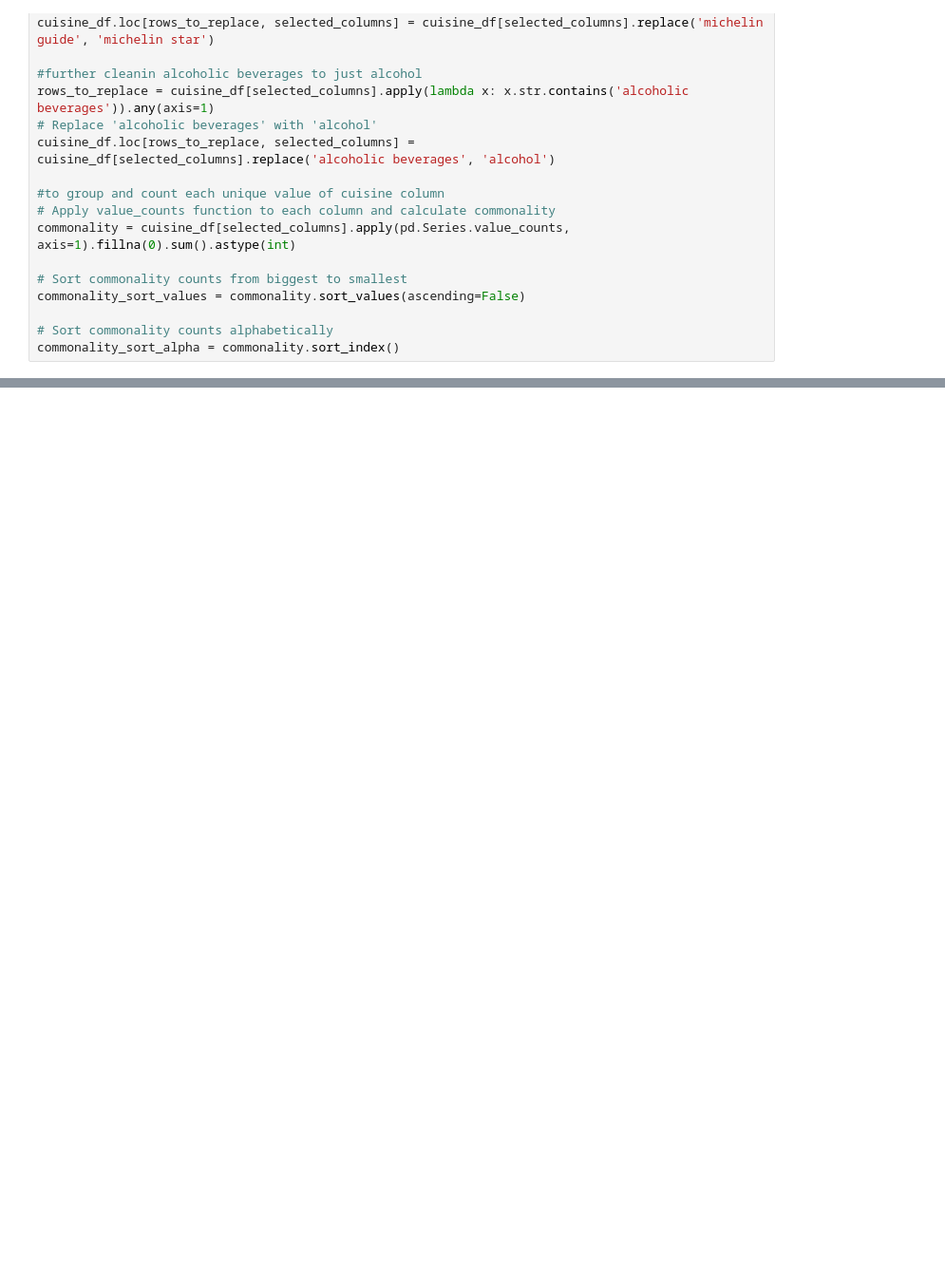
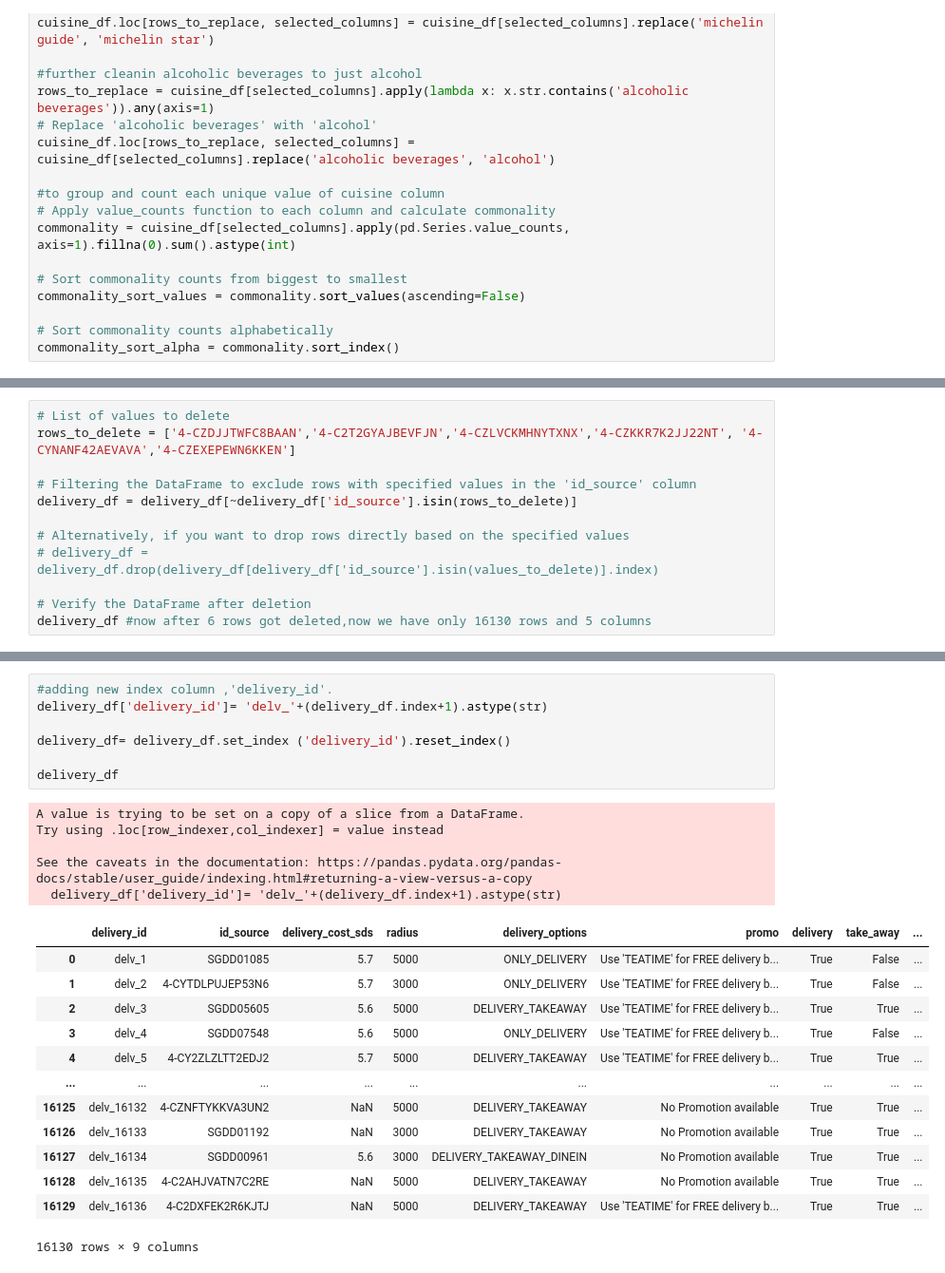
Before and after one commit to HassanHosain/grab_restaurant_analysis, a Jupyter notebook: reading_csv.ipynb, the cells around one changed output, grey strips where cells are left out. Shown at 95% size. Drawn from its saved outputs; the diff is of its cells as text; blank space fills up the shorter version.

```diff
--- a/reading_csv.ipynb
+++ b/reading_csv.ipynb
@@ -577,0 +1582,12 @@ plt.show()
+# %%
+# List of values to delete
+rows_to_delete = ['4-CZDJJTWFC8BAAN','4-C2T2GYAJBEVFJN','4-CZLVCKMHNYTXNX','4-CZKKR7K2JJ22NT', '4-CYNANF42AEVAVA','4-CZEXEPEWN6KKEN']
+
+# Filtering the DataFrame to exclude rows with specified values in the 'id_source' column
+delivery_df = delivery_df[~delivery_df['id_source'].isin(rows_to_delete)]
+
+# Alternatively, if you want to drop rows directly based on the specified values
+# delivery_df = delivery_df.drop(delivery_df[delivery_df['id_source'].isin(values_to_delete)].index)
+
+# Verify the DataFrame after deletion
+delivery_df #now after 6 rows got deleted,now we have only 16130 rows and 5 columns
@@ -577,0 +1738,26 @@ plt.show()
+# %%
+#adding new index column ,'delivery_id'.
+delivery_df['delivery_id']= 'delv_'+(delivery_df.index+1).astype(str)
+
+delivery_df= delivery_df.set_index ('delivery_id').reset_index()
+
+delivery_df
+# %% [output]
+A value is trying to be set on a copy of a slice from a DataFrame.
+Try using .loc[row_indexer,col_indexer] = value instead
+
+See the caveats in the documentation: https://pandas.pydata.org/pandas-docs/stable/user_guide/indexing.html#returning-a-view-versus-a-copy
+  delivery_df['delivery_id']= 'delv_'+(delivery_df.index+1).astype(str)
+|  | delivery_id | id_source | delivery_cost_sds | radius | delivery_options | promo | delivery | take_away | ... |
+| 0 | delv_1 | SGDD01085 | 5.7 | 5000 | ONLY_DELIVERY | Use 'TEATIME' for FREE delivery b... | True | False | ... |
+| 1 | delv_2 | 4-CYTDLPUJEP53N6 | 5.7 | 3000 | ONLY_DELIVERY | Use 'TEATIME' for FREE delivery b... | True | False | ... |
+| 2 | delv_3 | SGDD05605 | 5.6 | 5000 | DELIVERY_TAKEAWAY | Use 'TEATIME' for FREE delivery b... | True | True | ... |
+| 3 | delv_4 | SGDD07548 | 5.6 | 5000 | ONLY_DELIVERY | Use 'TEATIME' for FREE delivery b... | True | False | ... |
+| 4 | delv_5 | 4-CY2ZLZLTT2EDJ2 | 5.7 | 5000 | DELIVERY_TAKEAWAY | Use 'TEATIME' for FREE delivery b... | True | True | ... |
+| ... | ... | ... | ... | ... | ... | ... | ... | ... | ... |
+| 16125 | delv_16132 | 4-CZNFTYKKVA3UN2 | NaN | 5000 | DELIVERY_TAKEAWAY | No Promotion available | True | True | ... |
+| 16126 | delv_16133 | SGDD01192 | NaN | 3000 | DELIVERY_TAKEAWAY | No Promotion available | True | True | ... |
+| 16127 | delv_16134 | SGDD00961 | 5.6 | 3000 | DELIVERY_TAKEAWAY_DINEIN | No Promotion available | True | True | ... |
+| 16128 | delv_16135 | 4-C2AHJVATN7C2RE | NaN | 5000 | DELIVERY_TAKEAWAY | No Promotion available | True | True | ... |
+| 16129 | delv_16136 | 4-C2DXFEK2R6KJTJ | NaN | 5000 | DELIVERY_TAKEAWAY | Use 'TEATIME' for FREE delivery b... | True | True | ... |
+16130 rows × 9 columns
```
Also changed, not shown: parts of 171 cells of this notebook, 2 other files.
